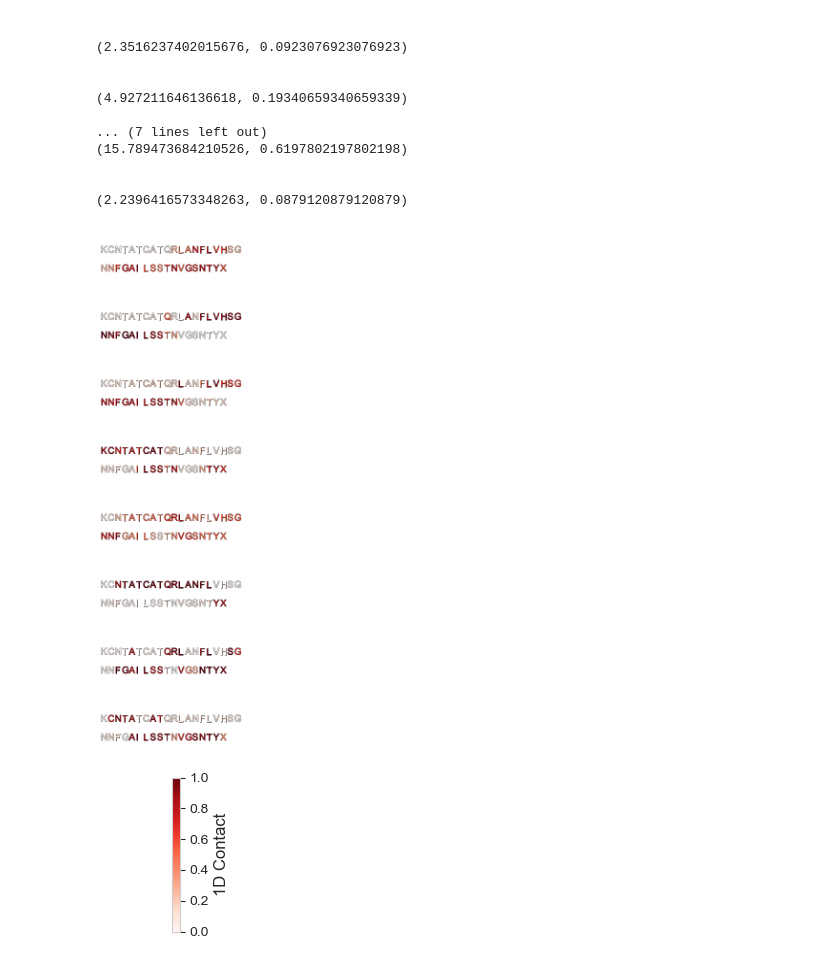
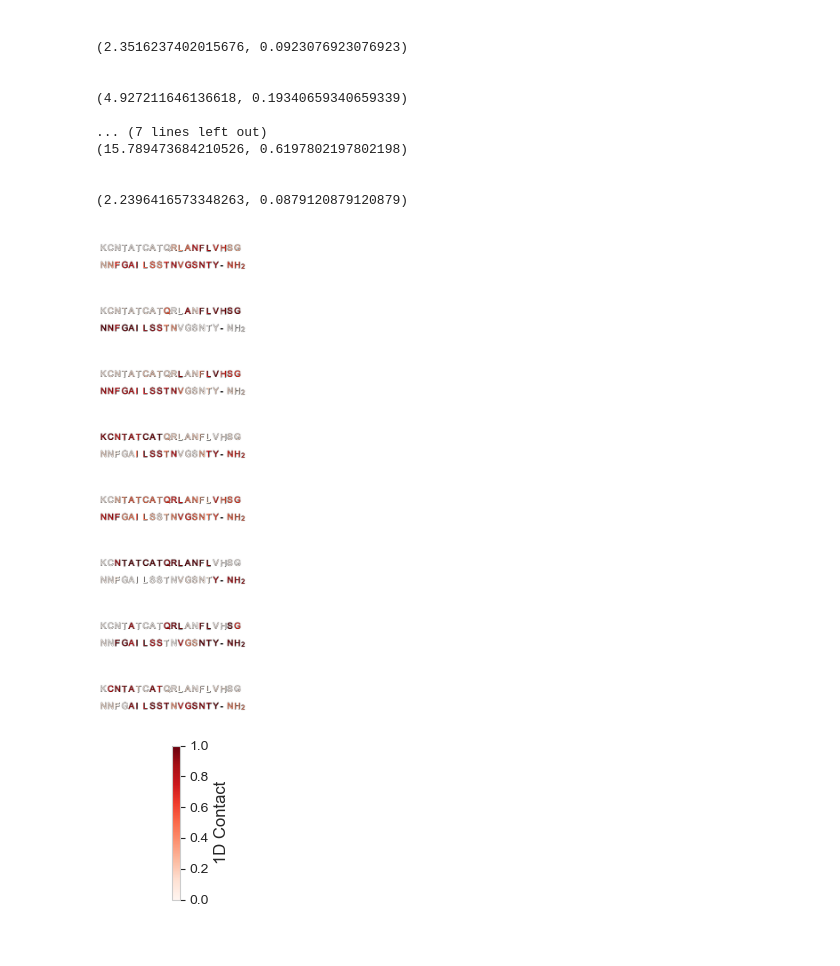
Before and after one commit to paulrobustelli/Garcia_hIAPP_monomer_binders_2025, a Jupyter notebook: s20g_hiapp_yxa1/s20g_hiapp_yxa1_analysis.ipynb, the cells around one changed output. Drawn from its saved outputs; the diff is of its cells as text; code cells hidden in the pictures.

Commit message:
edits to figures

```diff
--- a/s20g_hiapp_yxa1/s20g_hiapp_yxa1_analysis.ipynb
+++ b/s20g_hiapp_yxa1/s20g_hiapp_yxa1_analysis.ipynb
@@ -3071,31 +3115,33 @@ for pop in populations:
 # %%
-s20g_seq_str_ol = "KCNTATCATQRLANFLVHSGNNFGAILSSTNVGSNTYX"
+s20g_seq_str_ol = "KCNTATCATQRLANFLVHSGNNFGAILSSTNVGSNTY-NH2"
 for c in range(len(bounds)):
     for n, bound in enumerate(bounds[c]):
         if len(bound) < 1:
             continue
 
         c_file = t_dir+  psystem + "_0.4_bf_centroid_c" + str(c+1) + "_b"+ str(n)+".gro"
         trj_file = t_dir + psystem+ "_0.4_bf_c" + str(c+1)+ "_b"+ str(n) + ".xtc"
         trj_c = md.load(trj_file, top=c_file)
-        avg_contact = contact_arr_avg(trj_c)
+        avg_contact = list(contact_arr_avg(trj_c))
+        avg_contact.extend([avg_contact[-1]]*3)
+        avg_contact = np.array(avg_contact)
 
         trj_c = md.load(c_file)
         # save pdb so better visualize with chimera with cystine bond
         trj_c.save_pdb(t_dir + psystem + "_0.4_bf_centroid_c" + str(c+1) + "_b"+ str(n)+".pdb")
         make_chimera_prot_contact_file(avg_contact, t_dir, psystem, c=str(c+1)+ "_b"+ str(n))
         add_color_to_string(s20g_seq_str_ol, avg_contact, cmap_name="Reds", vmin=0, vmax=1.0, fname= t_dir+  psystem +"_bf_c" + str(c+1)+ "_b"+ str(n) +"seq_colored_2lines.pdf")
 
         del trj_c
 # %% [output]
-[figure, old version]
+[figure, new version]
-[figure, old version]
+[figure, new version]
-[figure, old version]
+[figure, new version]
-[figure, old version]
+[figure, new version]
-[figure, old version]
+[figure, new version]
-[figure, old version]
+[figure, new version]
-[figure, old version]
+[figure, new version]
-[figure, old version]
+[figure, new version]
 # %%
 from matplotlib.cm import ScalarMappable
 from matplotlib.colors import Normalize
```
Also changed, not shown: parts of 2 cells of this notebook, 12 other files.
